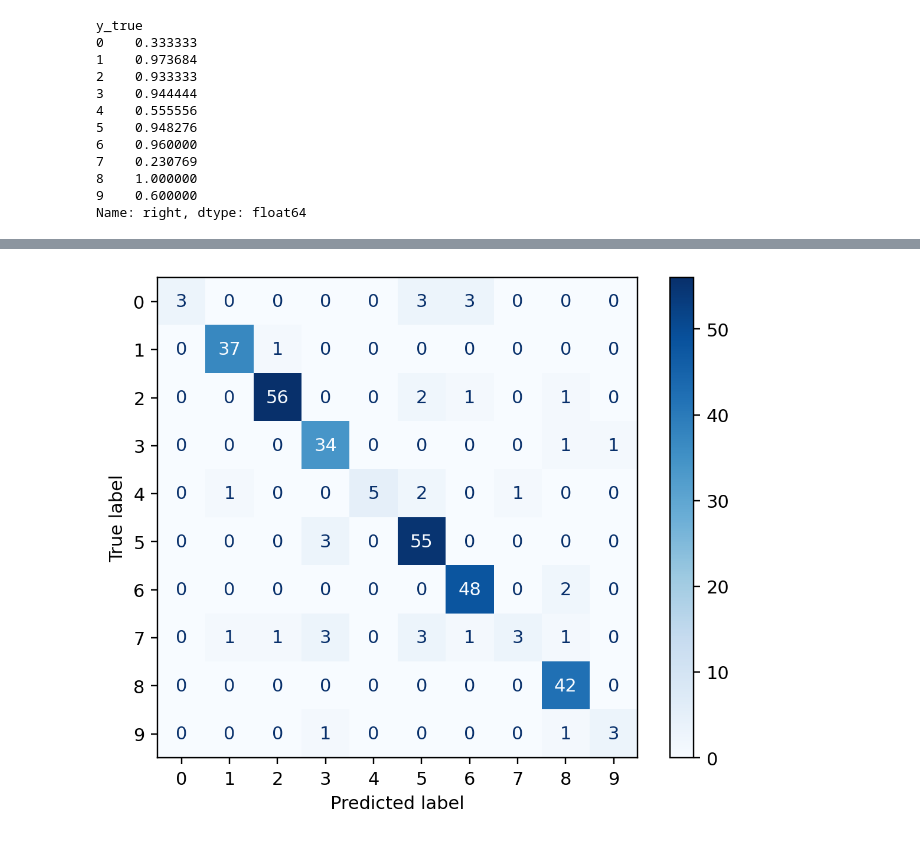
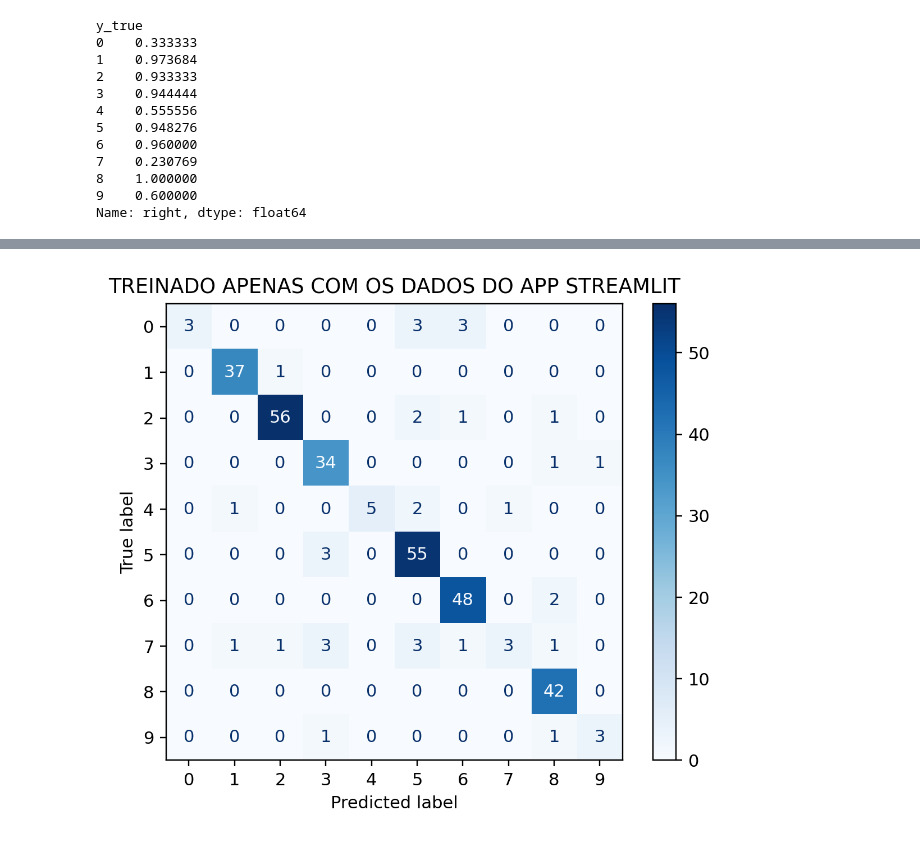
Before and after one commit to olucaslopes/Draw2Text, a Jupyter notebook: notebooks/OldModel_vs_NewModel.ipynb, the cells around one changed output, grey strips where cells are left out. Drawn from its saved outputs; the diff is of its cells as text; code cells hidden in the pictures.

```diff
--- a/notebooks/OldModel_vs_NewModel.ipynb
+++ b/notebooks/OldModel_vs_NewModel.ipynb
@@ -65,6 +66,7 @@ plt.show()
 # %%
 fig, ax = plt.subplots(dpi=220)
 ConfusionMatrixDisplay.from_predictions(new_y_pred, y_true, cmap='Blues', ax=ax)
+plt.title('TREINADO APENAS COM OS DADOS DO APP STREAMLIT')
 plt.show()
 # %% [output]
-[figure, old version]
+[figure, new version]
```
Also changed, not shown: parts of 1 cell of this notebook.
